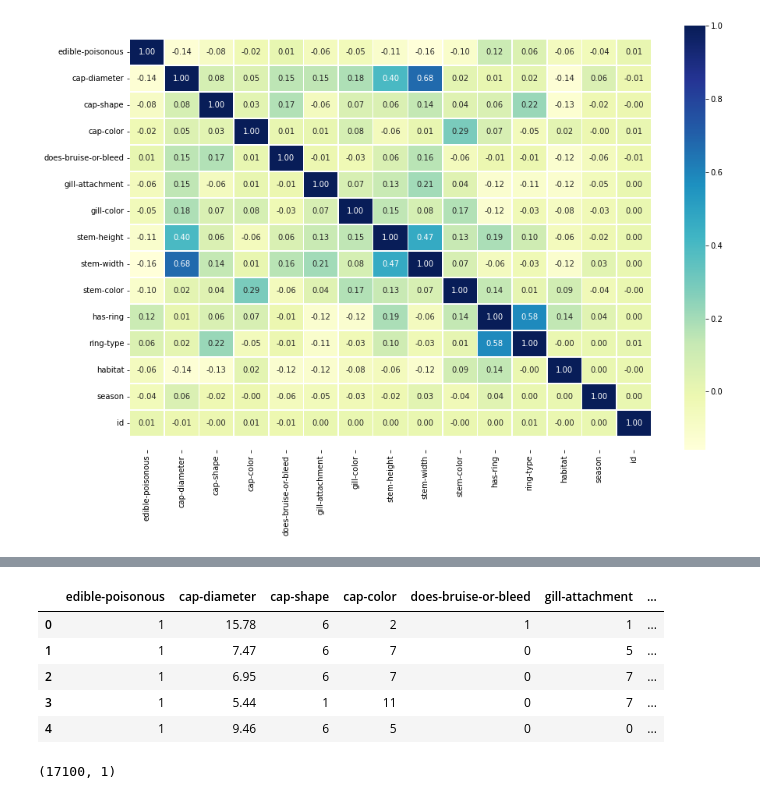
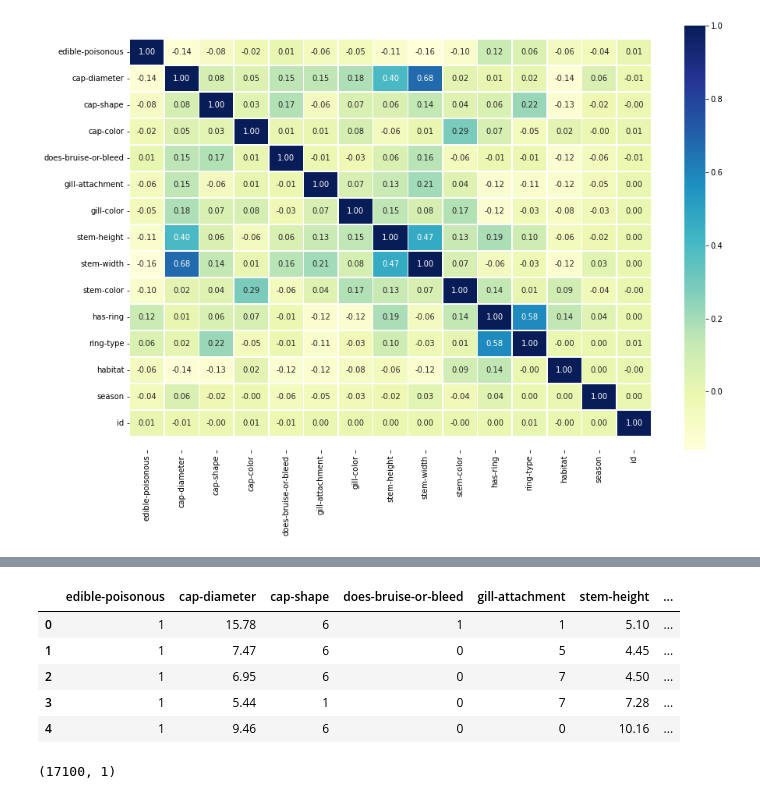
Before and after one commit to chirag300/DataScience, a Jupyter notebook: pep.ipynb, the cells around one changed output, grey strips where cells are left out. Saved outputs shown, nothing was run; the diff lists cells and outputs as text; code cells hidden in the pictures.

```diff
--- a/pep.ipynb
+++ b/pep.ipynb
@@ -299,20 +335,21 @@ df_test.head()
 # %%
-cols = ['edible-poisonous','cap-shape', 'cap-color','does-bruise-or-bleed','gill-attachment', 'gill-color', 'stem-color', 'has-ring','ring-type', 'habitat']
+cols = ['edible-poisonous','cap-shape','does-bruise-or-bleed','gill-attachment', 'stem-color','ring-type', ]
 #
 # Encode labels of multiple columns at once
 #
 df_test[cols] = df_test[cols].apply(LabelEncoder().fit_transform)
 #
 # Print head
+df_test = df_test.drop(['edible-poisonous','cap-shape', 'cap-color','does-bruise-or-bleed','gill-attachment', 'gill-color', 'stem-color', 'has-ring','ring-type', 'habitat'], axis =1)
 #
 df_test.head()
 # %% [output]
-|  | edible-poisonous | cap-diameter | cap-shape | cap-color | does-bruise-or-bleed | gill-attachment | ... |
-| 0 | 1 | 15.78 | 6 | 2 | 1 | 1 | ... |
-| 1 | 1 | 7.47 | 6 | 7 | 0 | 5 | ... |
-| 2 | 1 | 6.95 | 6 | 7 | 0 | 7 | ... |
-| 3 | 1 | 5.44 | 1 | 11 | 0 | 7 | ... |
-| 4 | 1 | 9.46 | 6 | 5 | 0 | 0 | ... |
+|  | edible-poisonous | cap-diameter | cap-shape | does-bruise-or-bleed | gill-attachment | stem-height | ... |
+| 0 | 1 | 15.78 | 6 | 1 | 1 | 5.10 | ... |
+| 1 | 1 | 7.47 | 6 | 0 | 5 | 4.45 | ... |
+| 2 | 1 | 6.95 | 6 | 0 | 7 | 4.50 | ... |
+| 3 | 1 | 5.44 | 1 | 0 | 7 | 7.28 | ... |
+| 4 | 1 | 9.46 | 6 | 0 | 0 | 10.16 | ... |
 # %%
 x = models["Decision Tree"].predict(df_test)
 # %%
```
Also changed, not shown: parts of 12 cells of this notebook.
